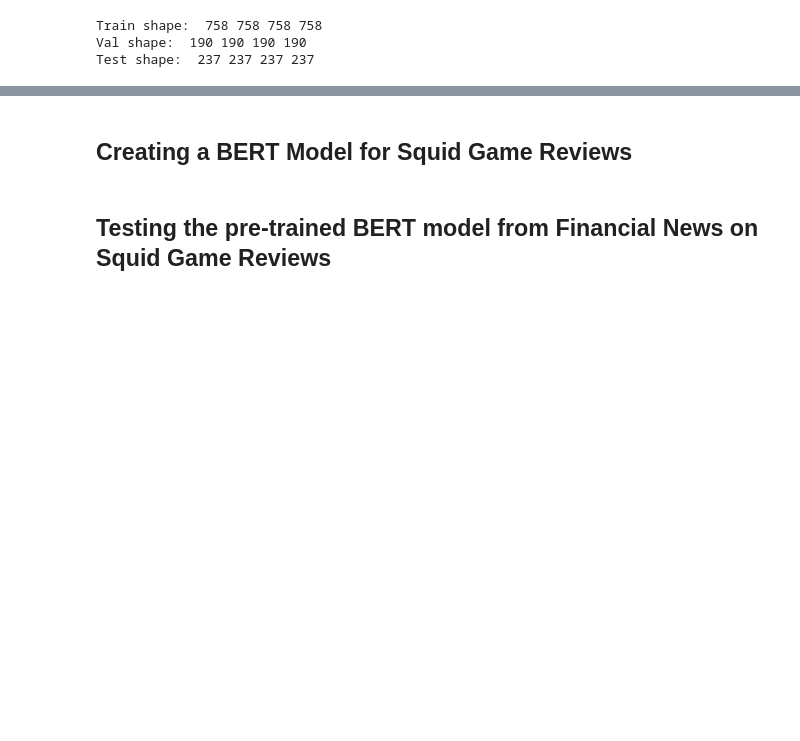
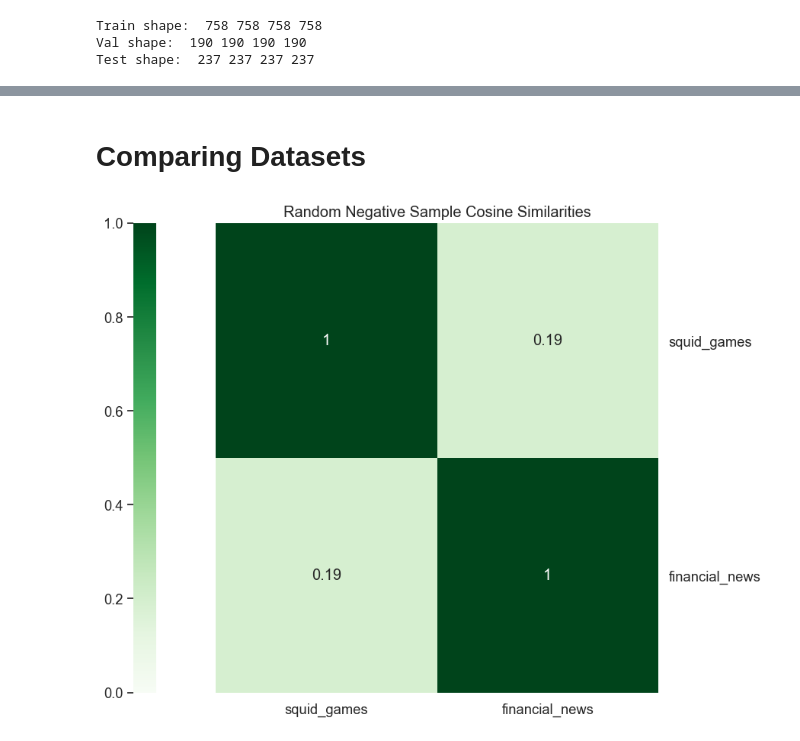
Before and after one commit to meowster99/news-sentiment-analysis, a Jupyter notebook: BERT.ipynb, the cells around one changed output, grey strips where cells are left out. Drawn from its saved outputs; the diff is of its cells as text; code cells hidden in the pictures; blank space fills up the shorter version.

```diff
--- a/BERT.ipynb
+++ b/BERT.ipynb
@@ -375,4 +421,6 @@ plot_similarity([
-# %% [markdown]
-## Creating a BERT Model for Squid Game Reviews
-# %% [markdown]
-## Testing the pre-trained BERT model from Financial News on Squid Game Reviews
+# %% [markdown]
+# Comparing Datasets
+# %%
+plot_similarity([sg_neg_samples[random.randint(0, len(sg_neg_samples)-1)], neg_samples[random.randint(0, len(neg_samples)-1)]], ['squid_games', 'financial_news'], 'Random Negative Sample Cosine Similarities')
+# %% [output]
+[figure, added]
```
Also changed, not shown: parts of 11 cells of this notebook, 2 other files.
